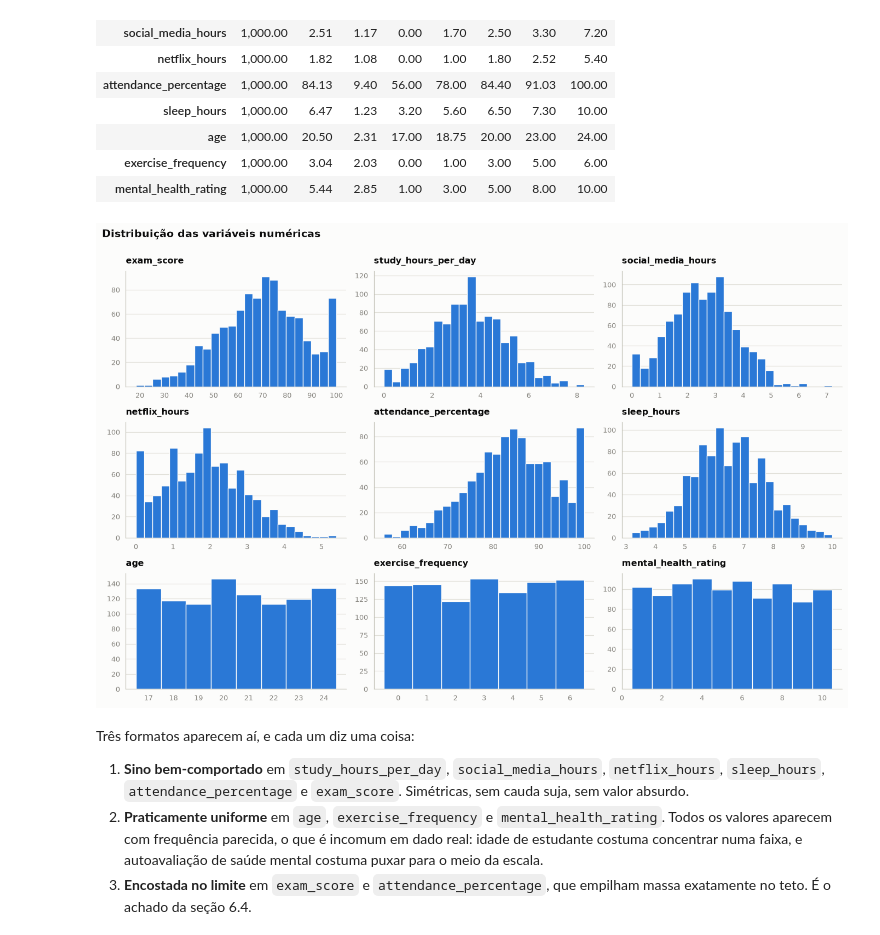
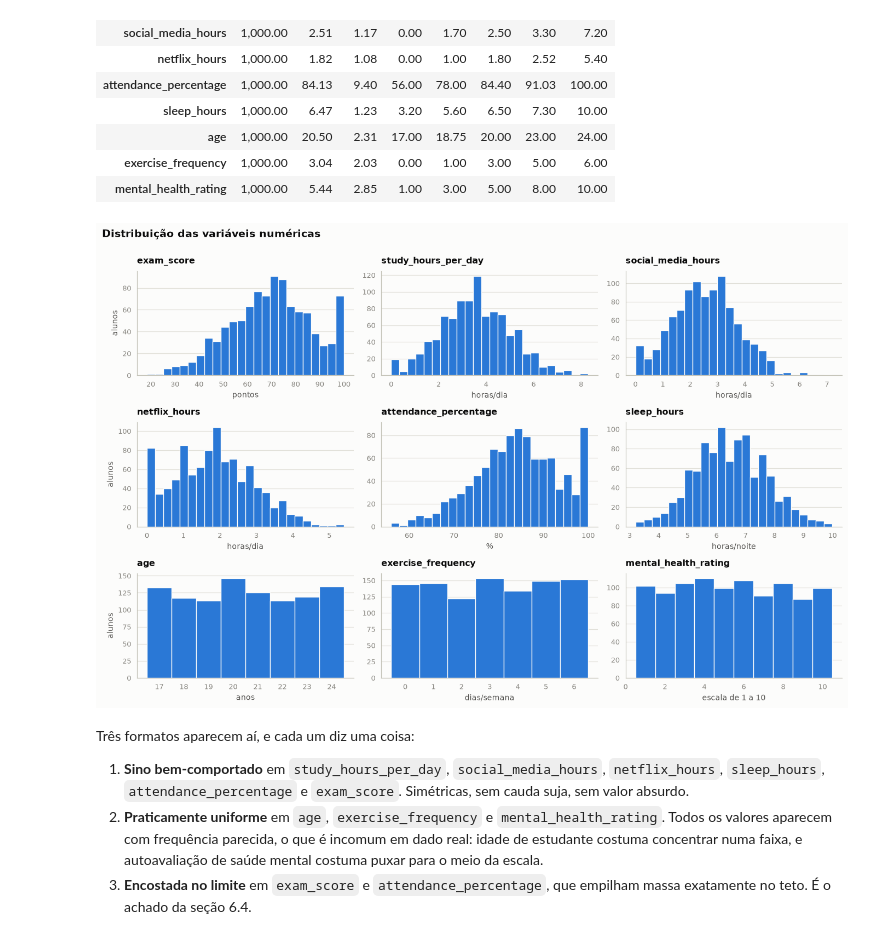
Before and after one commit to AnaCris007/Data-Analysis, a Jupyter notebook: notebooks/01_exploracao_inicial.ipynb, the cells around one changed output. Drawn from its saved outputs; the diff is of its cells as text; code cells hidden in the pictures.

Commit message:
Rotula os eixos da grade de distribuições numéricas
Todo outro histograma do notebook tem set_xlabel e set_ylabel("alunos")
(a nota, o efeito teto), mas a grade 3x3 de "Distribuição das variáveis
numéricas" só tinha título por cima, sem dizer o que cada eixo mede.

Cada subplot ganha a unidade no eixo x (pontos, horas/dia, %, anos,
dias/semana, escala de 1 a 10). "alunos" no eixo y aparece só na coluna
da esquerda, para não repetir o mesmo rótulo nove vezes.

```diff
--- a/notebooks/01_exploracao_inicial.ipynb
+++ b/notebooks/01_exploracao_inicial.ipynb
@@ -304,36 +304,49 @@ df[numericas].describe().T
 | mental_health_rating | 1,000.00 | 5.44 | 2.85 | 1.00 | 3.00 | 5.00 | 8.00 | 10.00 |
 # %%
 fig, axes = plt.subplots(3, 3, figsize=(12.5, 8))
+
+# Unidade de cada variável, para o eixo x. O título já diz o nome da coluna;
+# isso diz em que ela é medida.
+UNIDADE = {
+    "exam_score": "pontos", "study_hours_per_day": "horas/dia",
+    "social_media_hours": "horas/dia", "netflix_hours": "horas/dia",
+    "attendance_percentage": "%", "sleep_hours": "horas/noite",
+    "age": "anos", "exercise_frequency": "dias/semana",
+    "mental_health_rating": "escala de 1 a 10",
+}
 
 # Variáveis que só assumem valores inteiros ganham um bin por valor. Com um número
 # fixo de bins apareceriam buracos artificiais entre os inteiros, e a distribuição
 # pareceria mais esparsa do que é.
-for ax, coluna in zip(axes.flat, numericas):
+for i, (ax, coluna) in enumerate(zip(axes.flat, numericas)):
     if coluna in INTEIRAS:
         faixa = np.arange(df[coluna].min() - 0.5, df[coluna].max() + 1.5)
     else:
         faixa = 24
 
     ax.hist(
         df[coluna], bins=faixa, color=COR["serie_1"],
         # a borda em cor de fundo é o vão que separa as barras, não um contorno
         edgecolor=COR["superficie"], linewidth=0.9,
     )
     ax.set_title(coluna)
+    ax.set_xlabel(UNIDADE[coluna])
+    if i % 3 == 0:   # "alunos" só na coluna da esquerda, não precisa repetir 9 vezes
+        ax.set_ylabel("alunos")
     so_grade(ax)
 
 # Sobra um eixo vazio na grade 3x3 com 9 variáveis? Remove o que não for usado.
 for ax in axes.flat[len(numericas):]:
     ax.remove()
 
 fig.suptitle(
     "Distribuição das variáveis numéricas",
     x=0.005, ha="left", fontsize=12.5, fontweight="bold", y=1.0,
 )
 plt.tight_layout()
 plt.show()
 # %% [output]
-[figure, old version]
+[figure, new version]
 # %% [markdown]
 Três formatos aparecem aí, e cada um diz uma coisa:
 
```
